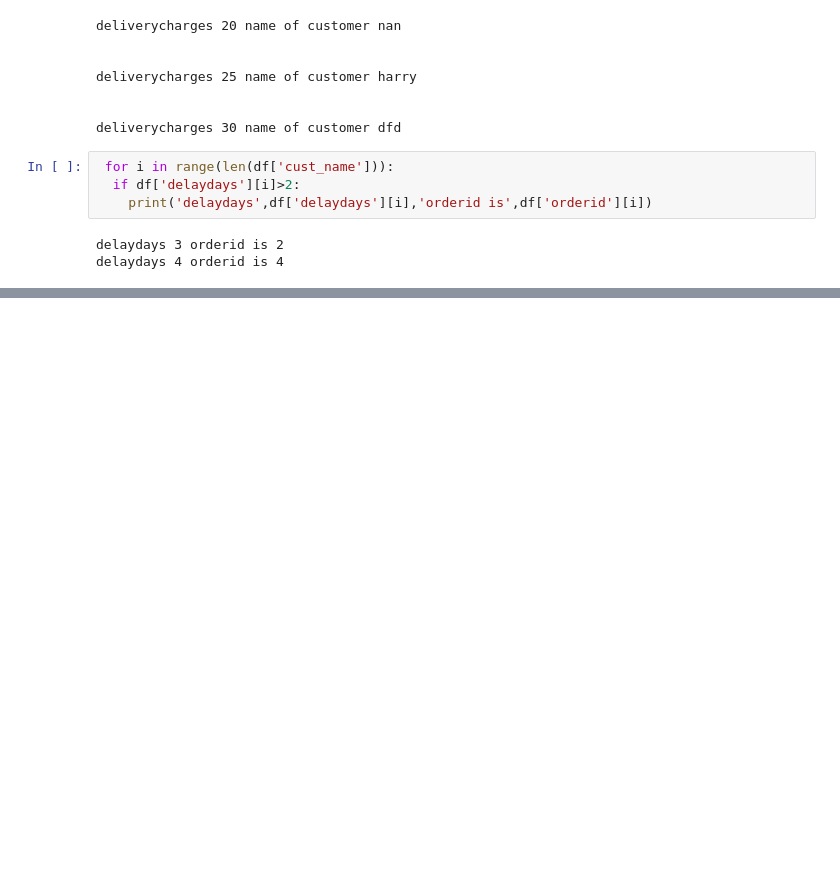
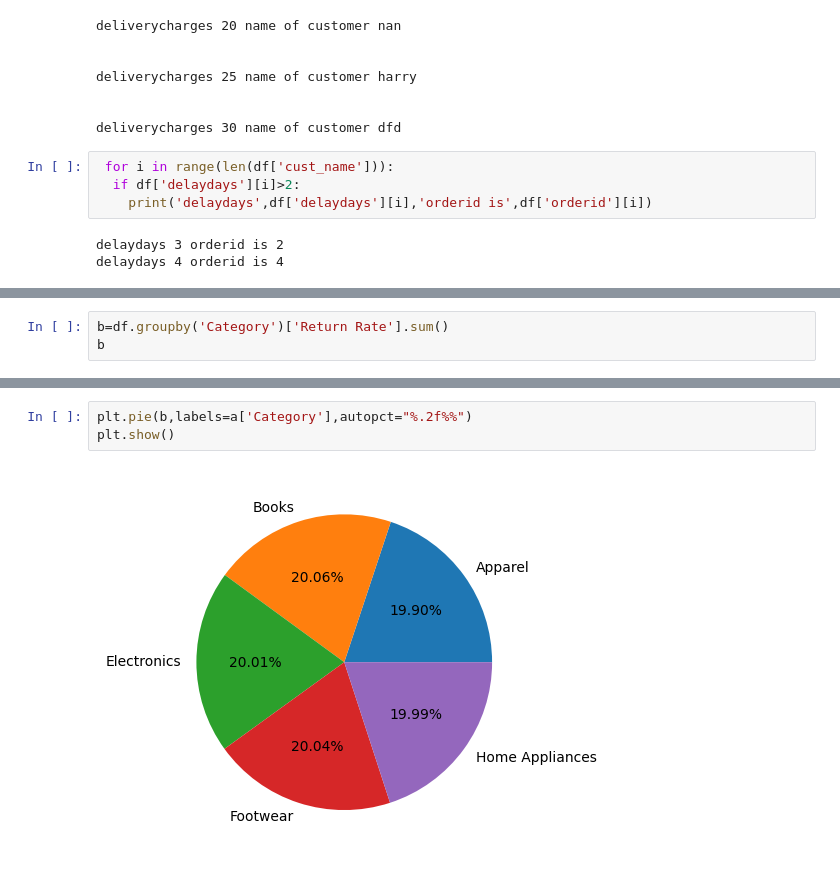
Before and after one commit to allunanda12/data-analytics-practice, a Jupyter notebook: day3.ipynb, the cells around one changed output, grey strips where cells are left out. Saved outputs shown, nothing was run; the diff lists cells and outputs as text; blank space fills up the shorter version.

```diff
--- a/day3.ipynb
+++ b/day3.ipynb
@@ -84,0 +139,3 @@ delaydays 4 orderid is 4
+# %%
+b=df.groupby('Category')['Return Rate'].sum()
+b
@@ -84,0 +156,5 @@ delaydays 4 orderid is 4
+# %%
+plt.pie(b,labels=a['Category'],autopct="%.2f%%")
+plt.show()
+# %% [output]
+[figure, added]
```
Also changed, not shown: parts of 8 cells of this notebook.
